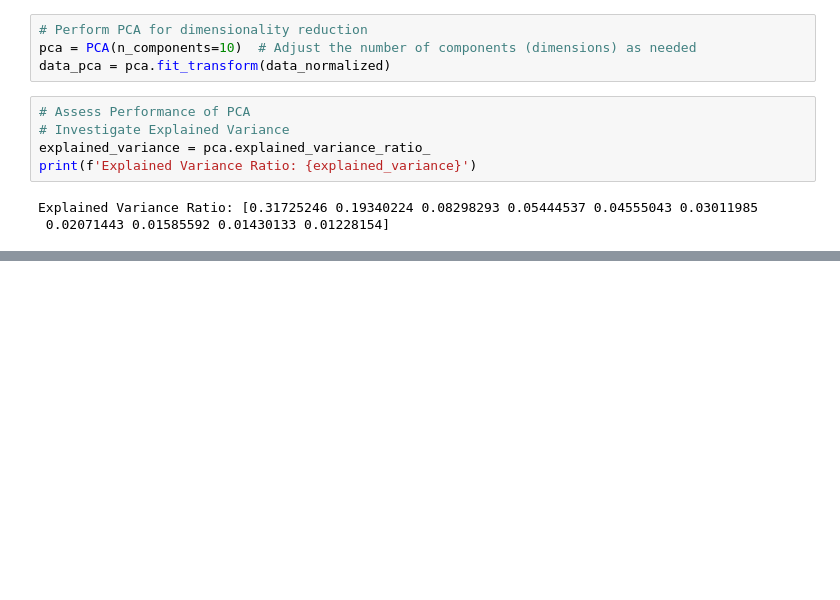
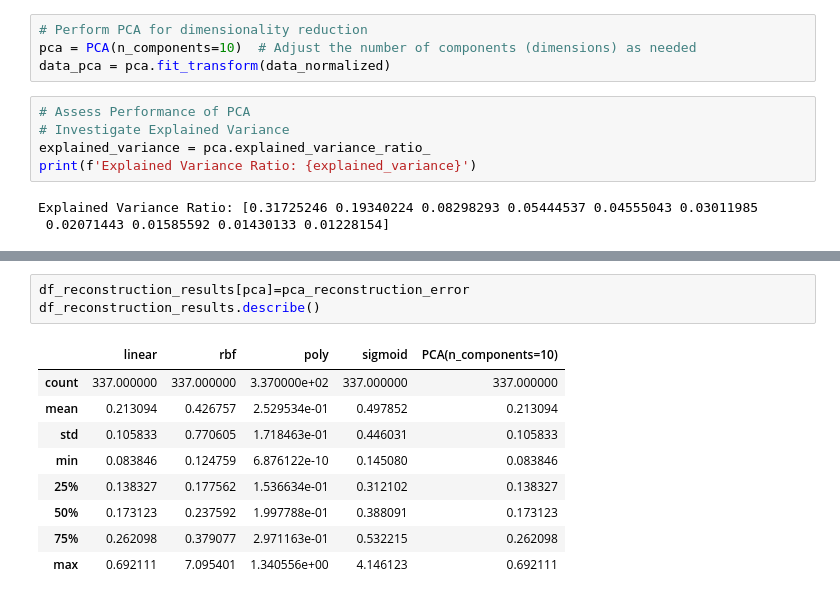
Before and after one commit to Ssactl/AH2179_Applied-AI-in-Transportation, a Jupyter notebook: Module6_Assignment.ipynb, the cells around one changed output, grey strips where cells are left out. Cells and saved outputs as stored; diff of their text form; blank space fills up the shorter version.

```diff
--- a/Module6_Assignment.ipynb
+++ b/Module6_Assignment.ipynb
@@ -137,3 +156,16 @@ df_results_T
 | poly | 0.526667 | 0.188305 | 0.088426 | 0.047391 | 0.036616 | 0.029567 | 0.025189 | 0.021779 | 0.018718 | 0.017342 | 1.000000 |
 | sigmoid | 0.440166 | 0.247148 | 0.090422 | 0.071106 | 0.050970 | 0.028969 | 0.024109 | 0.018684 | 0.014673 | 0.013753 | 1.000000 |
 | PCA(n_components=10) | 0.317252 | 0.193402 | 0.082983 | 0.054445 | 0.045550 | 0.030120 | 0.020714 | 0.015856 | 0.014301 | 0.012282 | 0.786906 |
+# %%
+df_reconstruction_results[pca]=pca_reconstruction_error
+df_reconstruction_results.describe()
+# %% [output]
+|  | linear | rbf | poly | sigmoid | PCA(n_components=10) |
+| count | 337.000000 | 337.000000 | 3.370000e+02 | 337.000000 | 337.000000 |
+| mean | 0.213094 | 0.426757 | 2.529534e-01 | 0.497852 | 0.213094 |
+| std | 0.105833 | 0.770605 | 1.718463e-01 | 0.446031 | 0.105833 |
+| min | 0.083846 | 0.124759 | 6.876122e-10 | 0.145080 | 0.083846 |
+| 25% | 0.138327 | 0.177562 | 1.536634e-01 | 0.312102 | 0.138327 |
+| 50% | 0.173123 | 0.237592 | 1.997788e-01 | 0.388091 | 0.173123 |
+| 75% | 0.262098 | 0.379077 | 2.971163e-01 | 0.532215 | 0.262098 |
+| max | 0.692111 | 7.095401 | 1.340556e+00 | 4.146123 | 0.692111 |
```
Also changed, not shown: parts of 2 cells of this notebook.
